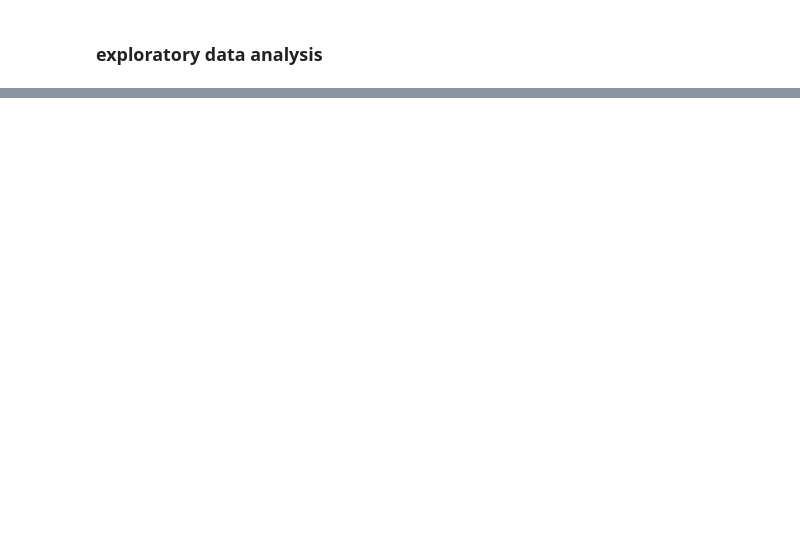
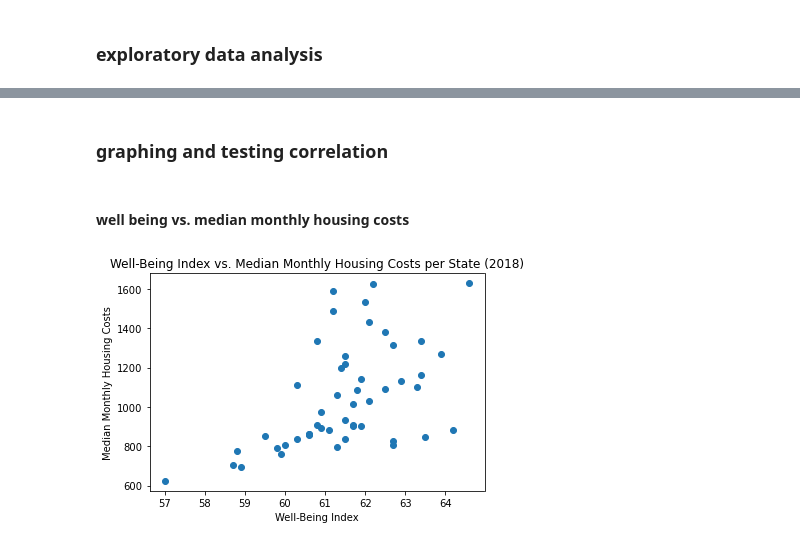
Before and after one commit to apfleegor/project-1-group-4, a Jupyter notebook: Code/Housing_analysis.ipynb, the cells around one changed output, grey strips where cells are left out. Cells and saved outputs as stored; diff of their text form; code cells hidden in the pictures; blank space fills up the shorter version.

Commit message:
updated Housing_analysis code

```diff
--- a/Code/Housing_analysis.ipynb
+++ b/Code/Housing_analysis.ipynb
@@ -218,0 +253,26 @@ housing_happy_df.describe()
+# %% [markdown]
+### graphing and testing correlation
+# %%
+# save the columns as variables to make graphing easier
+well_being = housing_happy_df.iloc[:,6]
+med_hou_cost = housing_happy_df.iloc[:,1]
+med_gross_rent = housing_happy_df.iloc[:,2]
+med_list_pri = housing_happy_df.iloc[:,3]
+med_list_per_sq_ft = housing_happy_df.iloc[:,4]
+avg_list_pri = housing_happy_df.iloc[:,5]
+# %% [markdown]
+#### well being vs. median monthly housing costs
+# %%
+# well being vs median monthly housing costs
+
+# plot the scatter plot
+plt.scatter(well_being, med_hou_cost)
+
+# formatting
+plt.xlabel('Well-Being Index')
+plt.ylabel('Median Monthly Housing Costs ($)')
+plt.title('Well-Being Index vs. Median Monthly Housing Costs per State (2018)')
+
+plt.show()
+# %% [output]
+[figure, added]
```
Also changed, not shown: parts of 14 cells of this notebook.
